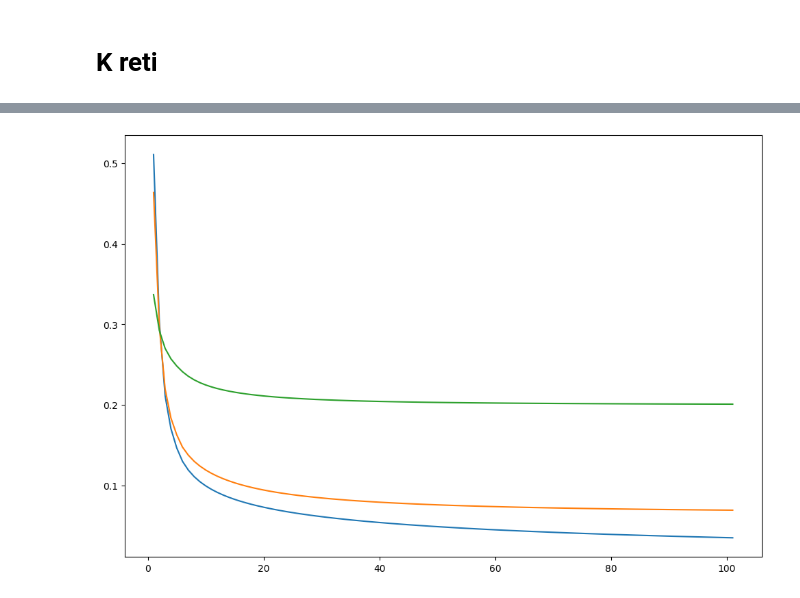
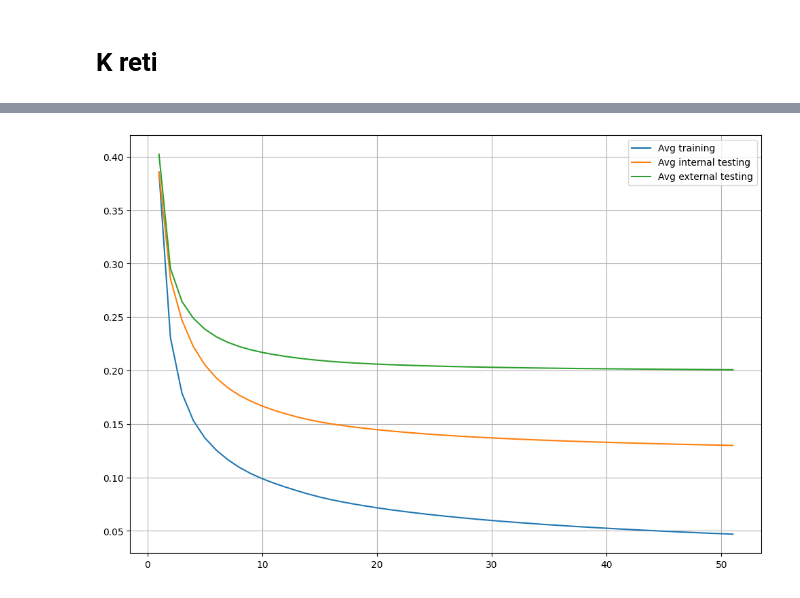
Before and after one commit to Finardi-FS/Neural-Shrimps, a Jupyter notebook: Neural_Network/NN_TrafficProject.ipynb, the cells around one changed output, grey strips where cells are left out. Saved outputs shown, nothing was run; the diff lists cells and outputs as text; code cells hidden in the pictures.

```diff
--- a/Neural_Network/NN_TrafficProject.ipynb
+++ b/Neural_Network/NN_TrafficProject.ipynb
@@ -416,12 +416,14 @@ pd.options.display.float_format = None
 K = 6
 weights         = 2 * np.random.rand(K, len(data_int[0])) - 1
 correct_outputs = labels_int
-epochs        	= 100
+epochs        	= 50
 inputs         	= data_int
 LR              = 0.1
 
 results_tr = np.zeros(K, dtype = object)
 results_te = np.zeros(K, dtype = object)
+results_ext_te = np.zeros(K, dtype = object)
+P_ext = np.zeros((len(data_ext), epochs + 1), dtype = object)
 avg_tr = np.zeros(epochs + 1)
 avg_te = np.zeros(epochs + 1)
 
@@ -459,43 +461,49 @@ for ind in range(K):
 
 	P = results_tr[ind]['P']
 	E = results_tr[ind]['E']
 	avg_tr += np.sum(np.abs(P - E), axis = 0) / (len(P[:, 0]) * K)
 
 
 
 	# TESTING phase
 	results_te[ind] = NN.trend_over_epochs(
 										inputs = test_data,
 										correct_outputs = test_labels,
 										weights_per_epoch = results_tr[ind]['container_weights']
 										)
 	P = results_te[ind]['P']
 	E = results_te[ind]['E']
 	avg_te += np.sum(np.abs(P - E), axis = 0) / (len(P[:, 0]) * K)
 
-# TESTING esterno
-results_ext_te = NN.trend_over_epochs(
-									inputs = data_ext,
-									correct_outputs = labels_ext,
-									weights_per_epoch = results_tr[ind]['container_weights']
-									)
-P = results_ext_te['P']
-E = results_ext_te['E']
-avg_ext_te = np.sum(np.abs(P - E), axis = 0) / len(P[:, 0])
+	# TESTING esterno
+
+	results_ext_te[ind] = NN.trend_over_epochs(
+										inputs = data_ext,
+										correct_outputs = labels_ext,
+										weights_per_epoch = results_tr[ind]['container_weights']
+										)
+	P_ext += results_ext_te[ind]['P'] / K
+
+
+# P = results_ext_te['P']
+E = results_ext_te[0]['E']
+avg_ext_te = np.sum(np.abs(P_ext - E), axis = 0) / len(P_ext[:, 0])
 
 
 
 c_w = results_tr[1]['container_weights']
 # P = results_tr[1]['P'][0]
 # E = results_tr[1]['E'][0]
 
 plt.figure(figsize=(12, 8))
 plt.plot(np.arange(1, len(c_w)+1), avg_tr, label = 'Avg training')
 plt.plot(np.arange(1, len(c_w)+1), avg_te, label = 'Avg internal testing')
 plt.plot(np.arange(1, len(c_w)+1), avg_ext_te, label = 'Avg external testing')
+plt.grid()
+plt.legend()
 plt.show()
 # %% [output]
-[figure, old version]
+[figure, new version]
 # %%
 # c_w = results_tr[0]['container_weights']
 
```
Also changed, not shown: parts of 3 cells of this notebook, 2 other files.
